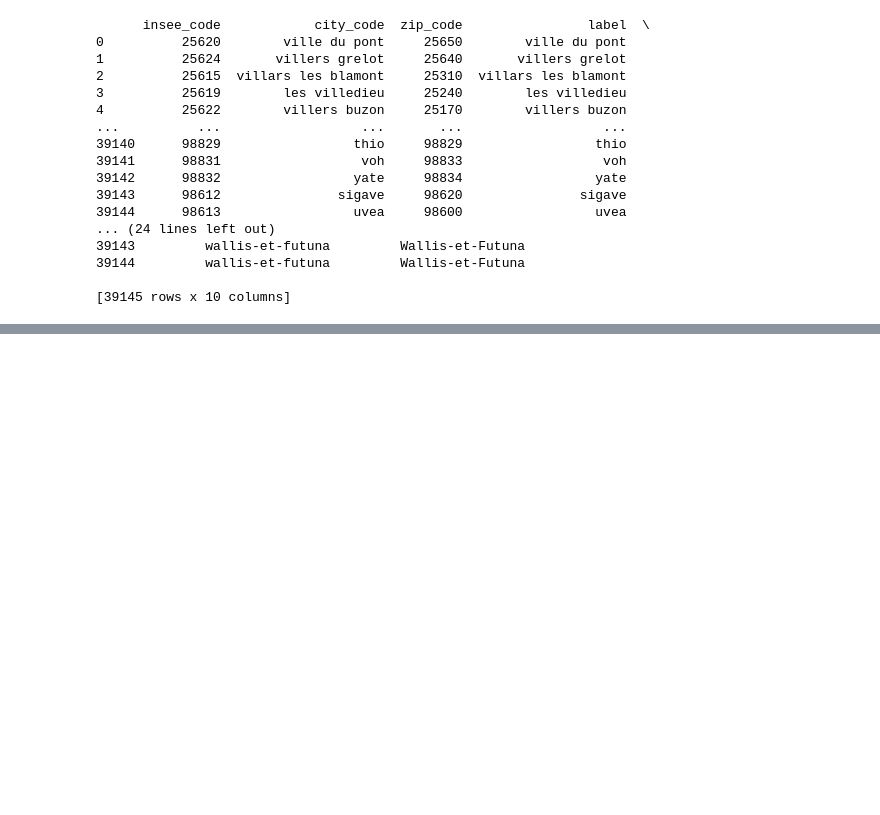
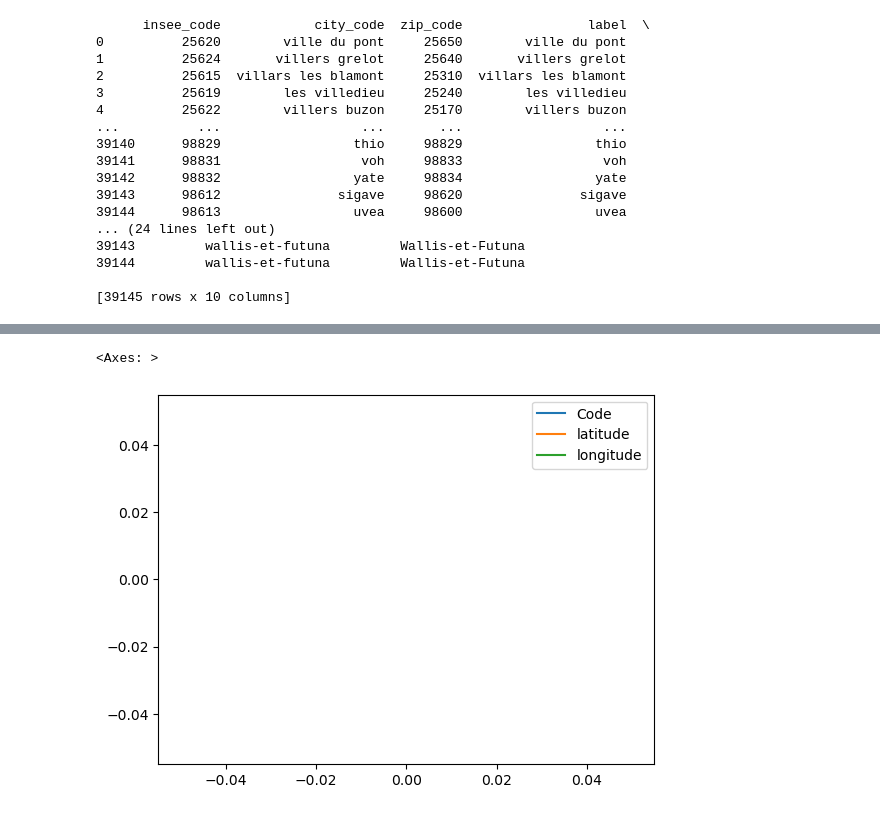
Before and after one commit to khady2708/projet-stage, a Jupyter notebook: ville.ipynb, the cells around one changed output, grey strips where cells are left out. Saved outputs shown, nothing was run; the diff lists cells and outputs as text; code cells hidden in the pictures; blank space fills up the shorter version.

```diff
--- a/ville.ipynb
+++ b/ville.ipynb
@@ -407,0 +398,7 @@ commune_codepost
+# %%
+france = concatenated_dataframe[concatenated_dataframe['region_name'] == 'Bourgogne-Franche-Comté']
+# %%
+france.plot()
+# %% [output]
+<Axes: >
+[figure, added]
```
Also changed, not shown: parts of 33 cells of this notebook.
